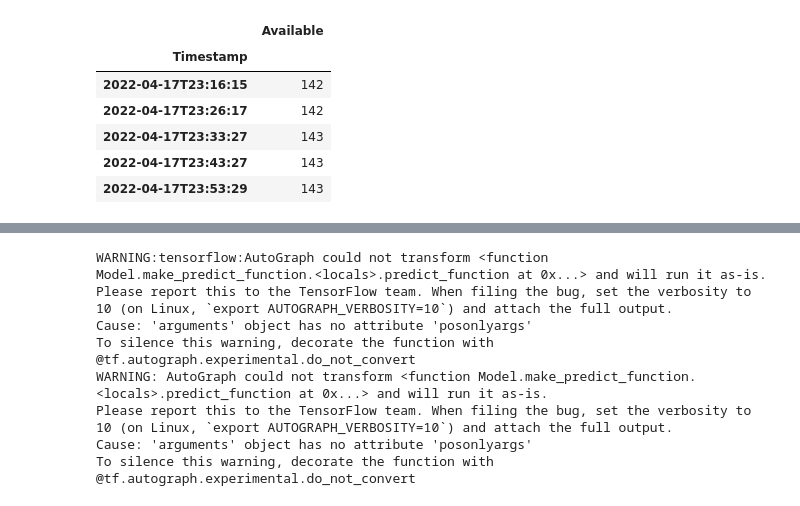
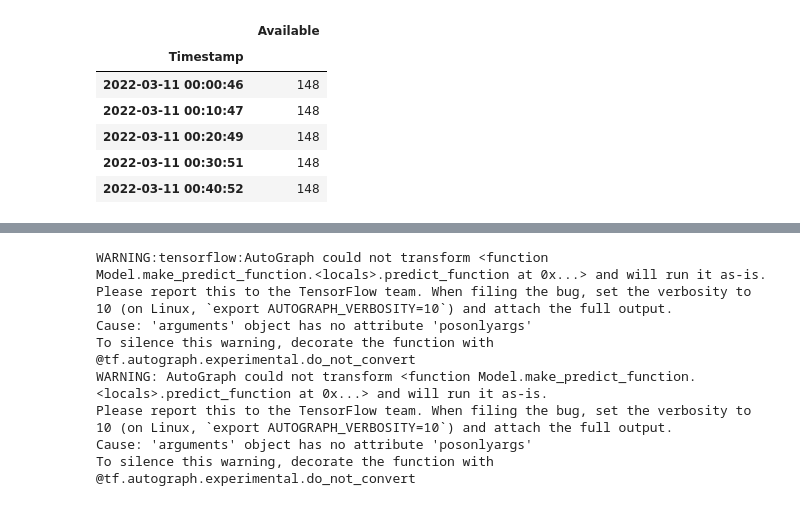
Before and after one commit to Dottie-Doutre/Personal-Trip-Planner, a Jupyter notebook: Notebooks/parking_availability.ipynb, the cells around one changed output, grey strips where cells are left out. Cells and saved outputs as stored; diff of their text form; code cells hidden in the pictures.

```diff
--- a/Notebooks/parking_availability.ipynb
+++ b/Notebooks/parking_availability.ipynb
@@ -53,15 +1,23 @@ df_res = pd.concat(all_res)
-# %%
-df_res.set_index(df_res['Timestamp'], inplace=True)
-del df_res['Timestamp']
-df_res.tail()
-# %% [output]
-|  | Available |
-| Timestamp |  |
-| 2022-04-17T23:16:15 | 142 |
-| 2022-04-17T23:26:17 | 142 |
-| 2022-04-17T23:33:27 | 143 |
-| 2022-04-17T23:43:27 | 143 |
-| 2022-04-17T23:53:29 | 143 |
+# %%
+import requests, json
+import pandas as pd
+import numpy as np
+from datetime import date, timedelta
+from path import Path
+
+# Read in data
+file_path = Path('../Resources/carspaces_data.csv')
+df_res = pd.read_csv(file_path, parse_dates=True, index_col='Timestamp')
+df_res = df_res.drop('Unnamed: 0',axis=1)
+df_res.head()
+# %% [output]
+|  | Available |
+| Timestamp |  |
+| 2022-03-11 00:00:46 | 148 |
+| 2022-03-11 00:10:47 | 148 |
+| 2022-03-11 00:20:49 | 148 |
+| 2022-03-11 00:30:51 | 148 |
+| 2022-03-11 00:40:52 | 148 |
 # %%
 def window_data(df, window, feature_col_number, target_col_number):
     """
```
Also changed, not shown: parts of 11 cells of this notebook, 9 other files.
